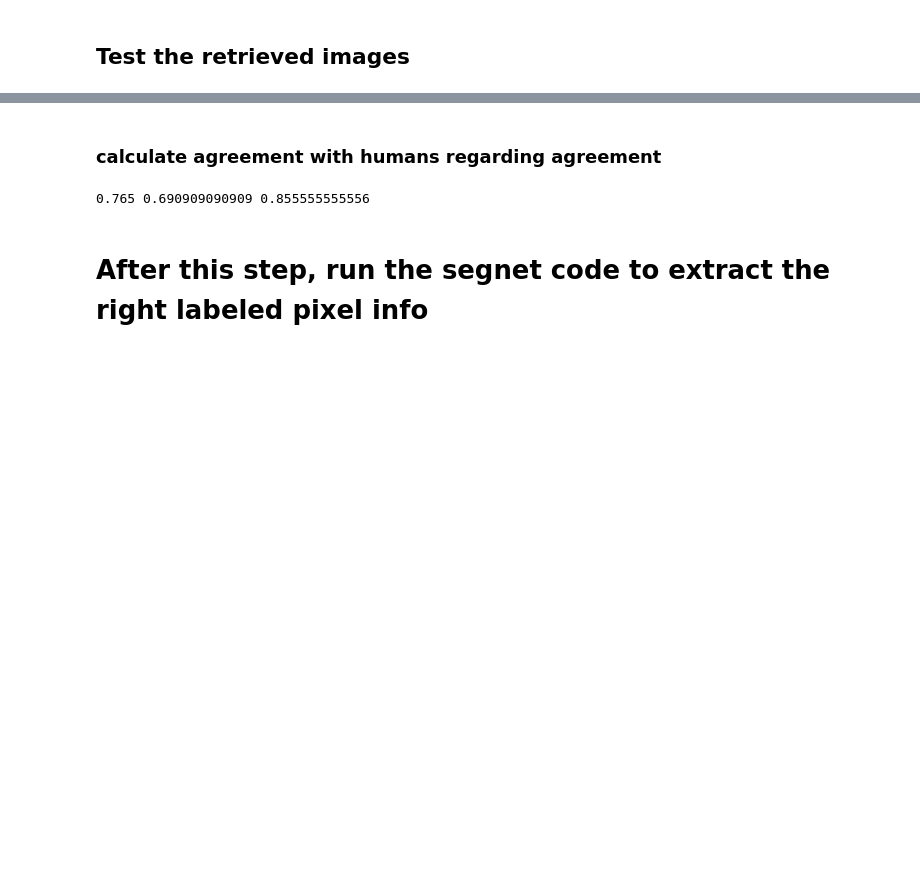
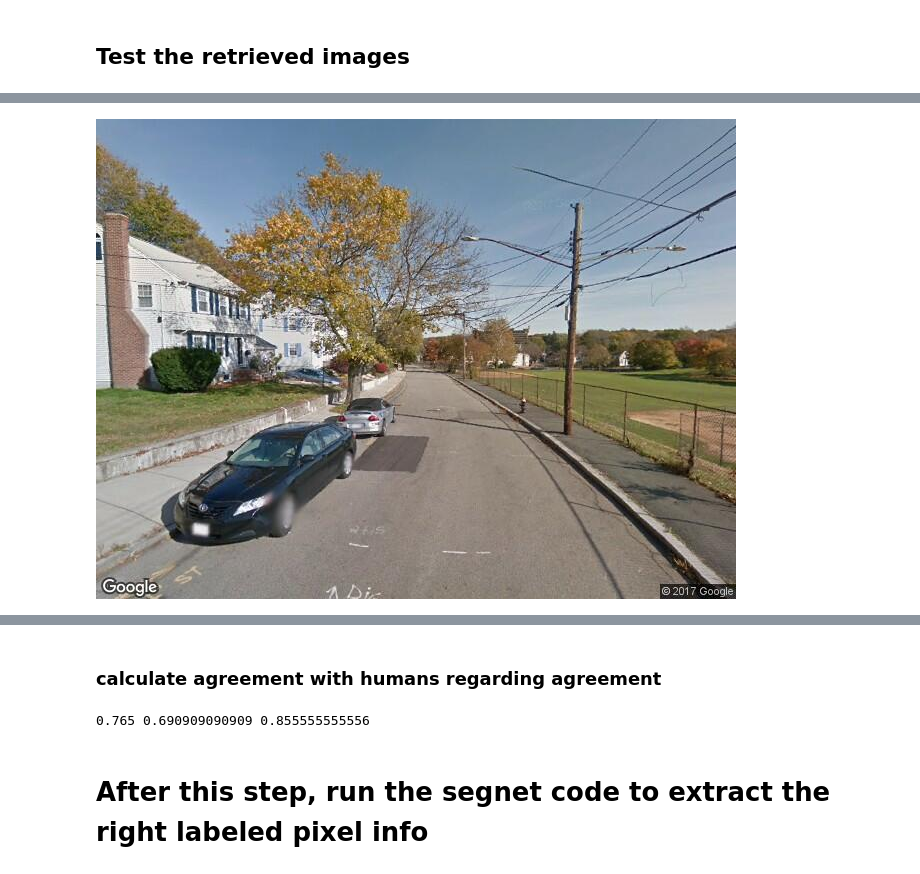
Before and after one commit to sagarjoglekar/ExplainingUrbanEmotions, a Jupyter notebook: notebooks/RetreivalPipeline.ipynb, the cells around one changed output, grey strips where cells are left out. Saved outputs shown, nothing was run; the diff lists cells and outputs as text; code cells hidden in the pictures; blank space fills up the shorter version.

```diff
--- a/notebooks/RetreivalPipeline.ipynb
+++ b/notebooks/RetreivalPipeline.ipynb
@@ -517 +777,5 @@ k =  831 #904 #113 #112 #56 #54 #196 #193 #31 #30 #111 #24 #111 #16 #190 16 #15
+# %%
+Image(retreivedDf[k]['origPath'])
+# %% [output]
+[figure, added]
 # %%
```
Also changed, not shown: parts of 129 cells of this notebook, 3 other files.
